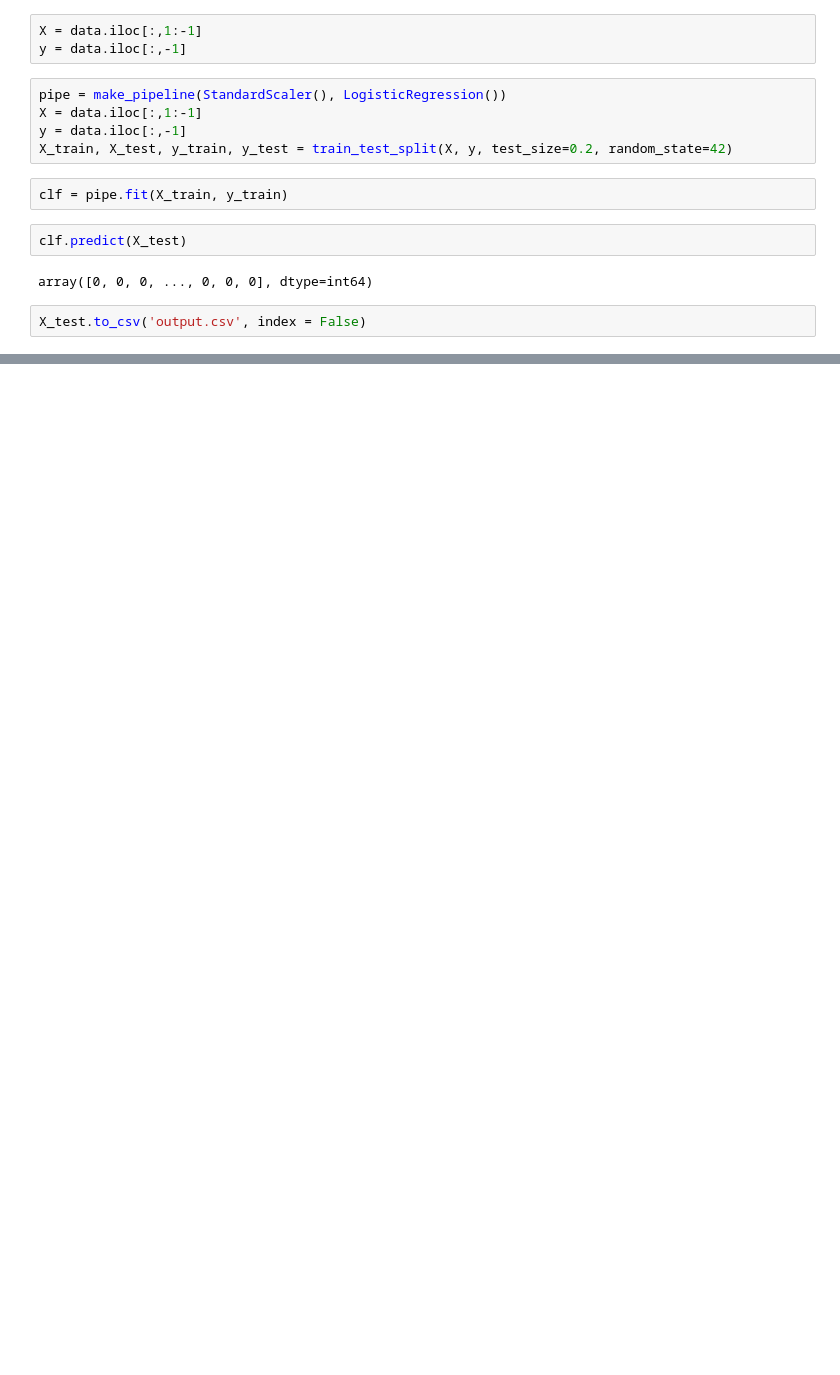
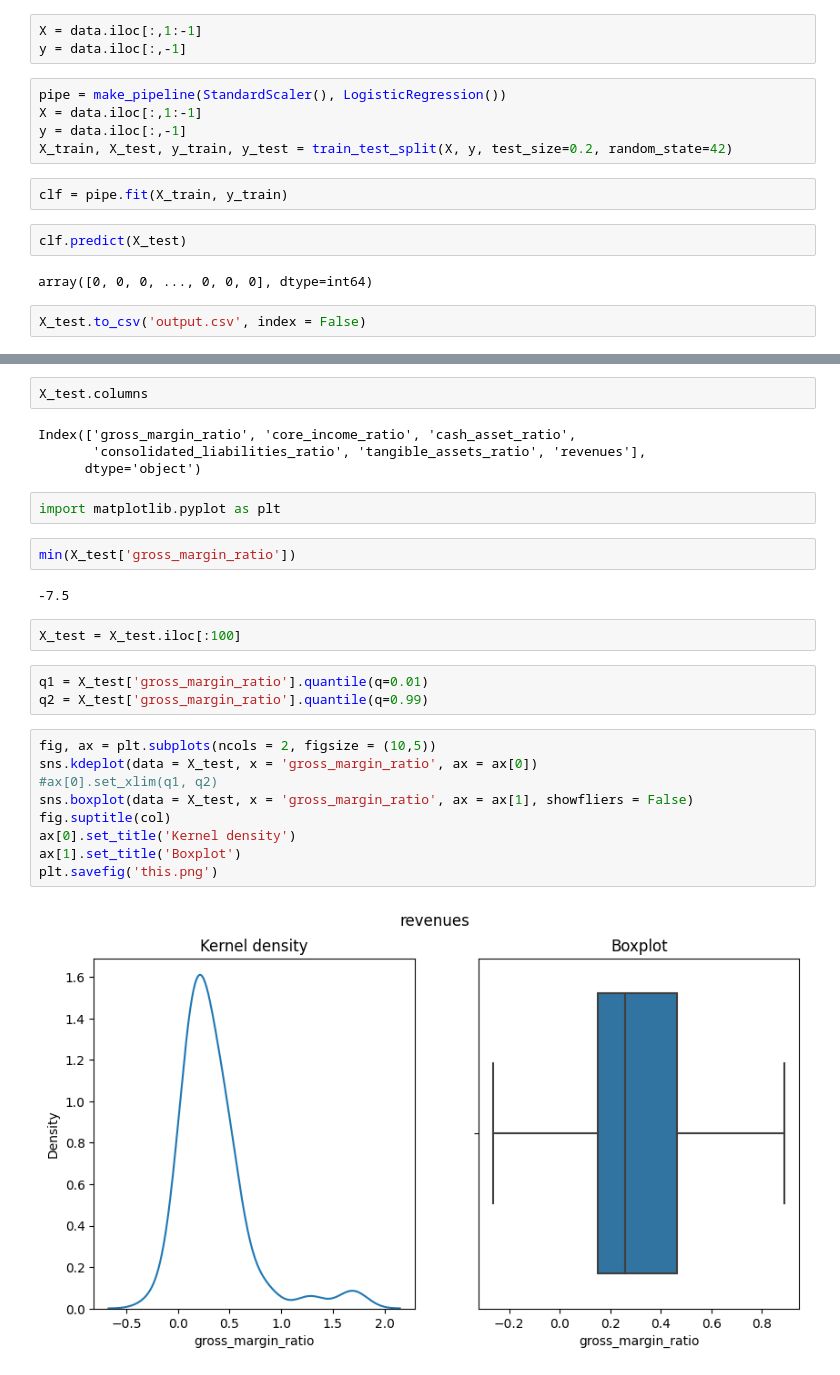
Before and after one commit to pietropadovese/Csv-default-predictor, a Jupyter notebook: train.ipynb, the cells around one changed output, grey strips where cells are left out. Saved outputs shown, nothing was run; the diff lists cells and outputs as text; blank space fills up the shorter version.

Commit message:
better plots

```diff
--- a/train.ipynb
+++ b/train.ipynb
@@ -26,0 +29,28 @@ X_test.to_csv('output.csv', index = False)
+# %%
+X_test.columns
+# %% [output]
+Index(['gross_margin_ratio', 'core_income_ratio', 'cash_asset_ratio',
+       'consolidated_liabilities_ratio', 'tangible_assets_ratio', 'revenues'],
+      dtype='object')
+# %%
+import matplotlib.pyplot as plt
+# %%
+min(X_test['gross_margin_ratio'])
+# %% [output]
+-7.5
+# %%
+X_test = X_test.iloc[:100]
+# %%
+q1 = X_test['gross_margin_ratio'].quantile(q=0.01)
+q2 = X_test['gross_margin_ratio'].quantile(q=0.99)
+# %%
+fig, ax = plt.subplots(ncols = 2, figsize = (10,5))
+sns.kdeplot(data = X_test, x = 'gross_margin_ratio', ax = ax[0])
+#ax[0].set_xlim(q1, q2)
+sns.boxplot(data = X_test, x = 'gross_margin_ratio', ax = ax[1], showfliers = False)
+fig.suptitle(col)
+ax[0].set_title('Kernel density')
+ax[1].set_title('Boxplot')
+plt.savefig('this.png')
+# %% [output]
+[figure, added]
```
Also changed, not shown: parts of 3 cells of this notebook, 4 other files.
